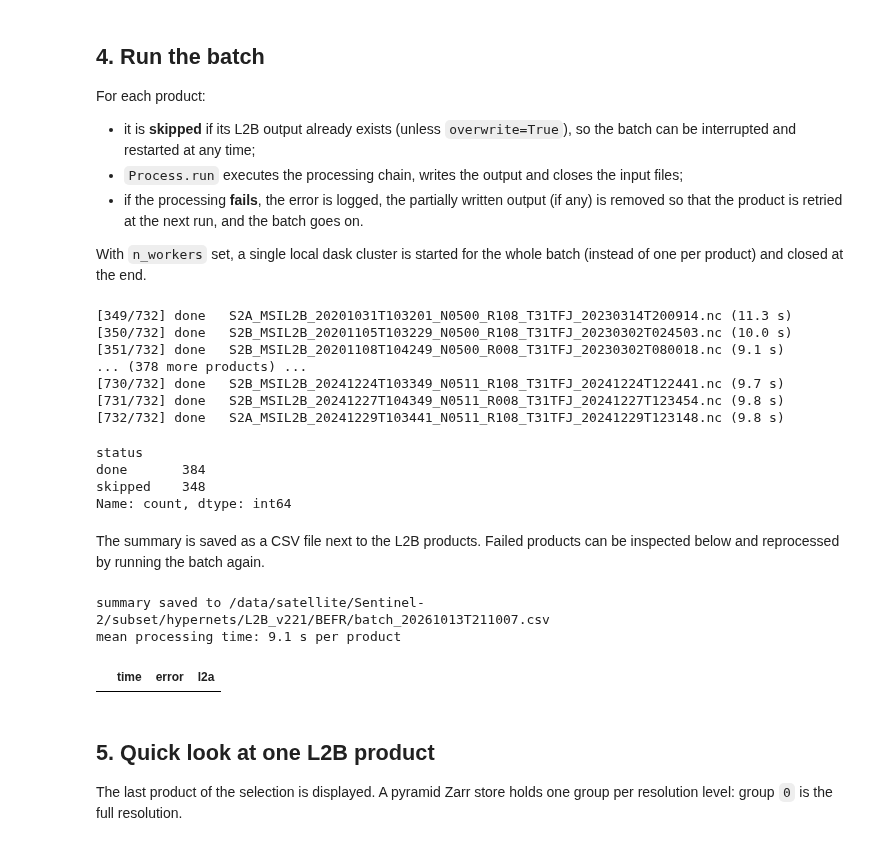
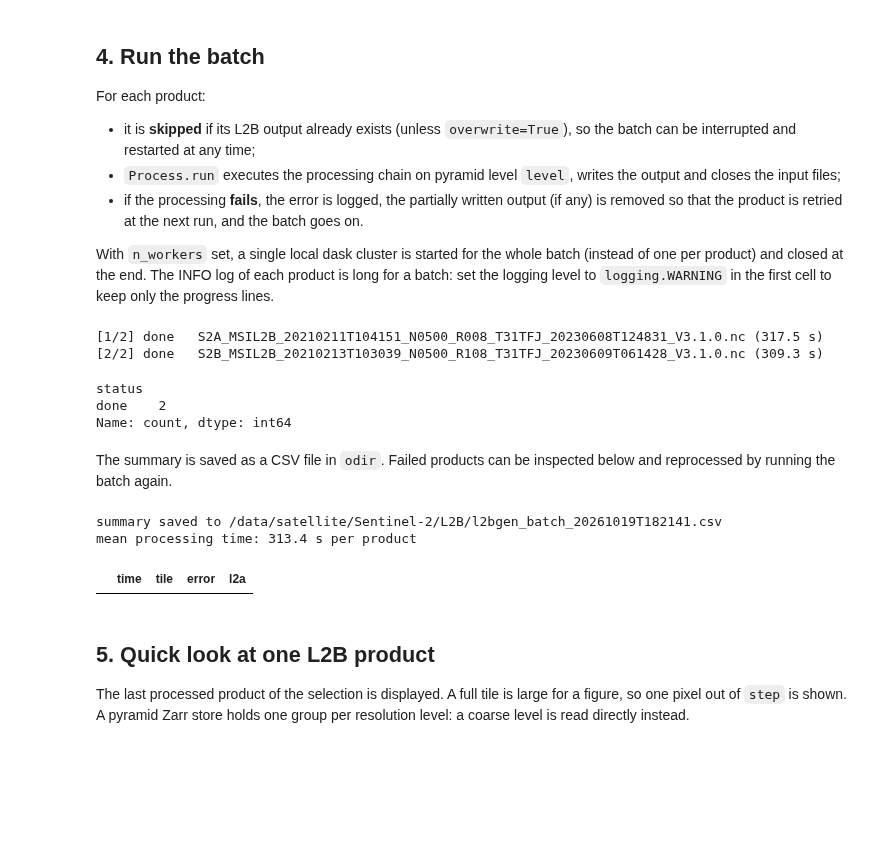
Before and after one commit to Tristanovsk/GRSl2bgen, a Jupyter notebook: docs/source/tutorials/grsl2bgen_batch_processing.ipynb, the cells around one changed output. Drawn from its saved outputs; the diff is of its cells as text; code cells hidden in the pictures; blank space fills up the shorter version.

```diff
--- a/docs/source/tutorials/grsl2bgen_batch_processing.ipynb
+++ b/docs/source/tutorials/grsl2bgen_batch_processing.ipynb
@@ -73,14 +76,12 @@ written to the same tree under `<odir>/<site>`.
 # %%
-rootdir = '/data/satellite/Sentinel-2/subset/hypernets/L2A_v221'
-odir = '/data/satellite/Sentinel-2/subset/hypernets/L2B_v221'
-site = 'BEFR'
+rootdir = '/data/satellite/Sentinel-2/L2A_zarr'
+odir = '/data/satellite/Sentinel-2/L2B'
 
-# other examples:
-# rootdir, odir, site = '/data/satellite/Sentinel-2/L2A', '/data/satellite/Sentinel-2/L2B', '30TWR'
-# rootdir, odir, site = '/data/satellite/Sentinel-2/subset/L2A', '/data/satellite/Sentinel-2/subset/L2B', 'parentis'
-
+tiles = ['31TFJ']      # None: all the tiles of rootdir; or e.g. ['31TFJ', '31TEJ']
 pattern = '*L2A*'
-start_date, end_date = '2016-01-01', '2026-12-31'
+start_date, end_date = '2021-02-11', '2021-02-13'   # e.g. '2021-01-01', '2025-12-31'
+version = 'V3.1.0'     # None: highest GRS version of each date
+level = 0              # 0: full resolution
 
 out_ext = '.nc'        # '.nc' or '.zarr'
 pyramid = False        # only for '.zarr'
@@ -157,11 +210,15 @@ is written to `<odir>/<site>/YYYY/MM/DD/`.
 # %%
-def l2b_path(l2a_path, sensing_time):
-    name = product_name(l2a_path).replace('L2A', 'L2B').replace('L1C', 'L2B')
-    return opj(odir, site, sensing_time.strftime('%Y/%m/%d'), name + out_ext)
+from GRSl2bgen.run import default_output_name
 
 
-selection = selection.assign(l2b=[l2b_path(p, t) for t, p in selection['path'].items()])
+def l2b_path(l2a_path, tile, sensing_time):
+    name = default_output_name(l2a_path)[:-len('.nc')]
+    return opj(odir, tile, sensing_time.strftime('%Y/%m/%d'), name + out_ext)
+
+
+selection = selection.assign(l2b=[l2b_path(row['path'], row['tile'], t)
+                                  for t, row in selection.iterrows()])
 selection['done'] = selection['l2b'].map(os.path.exists)
 print(f"{selection['done'].sum()} already processed, {(~selection['done']).sum()} to process")
-selection[['path', 'l2b', 'done']].head()
+selection[['tile', 'path', 'l2b', 'done']].head()
 # %% [output]
@@ -180,13 +234,15 @@ For each product:
 
 - it is **skipped** if its L2B output already exists (unless `overwrite=True`), so the
   batch can be interrupted and restarted at any time;
-- `Process.run` executes the processing chain, writes the output and closes the
-  input files;
+- `Process.run` executes the processing chain on pyramid level `level`, writes the
+  output and closes the input files;
 - if the processing **fails**, the error is logged, the partially written output (if any) is
   removed so that the product is retried at the next run, and the batch goes on.
 
 With `n_workers` set, a single local dask cluster is started for the whole batch
-(instead of one per product) and closed at the end.
+(instead of one per product) and closed at the end. The INFO log of each product is
+long for a batch: set the logging level to `logging.WARNING` in the first cell to keep
+only the progress lines.
 # %%
 def remove_output(path):
     if os.path.isdir(path):
@@ -204,7 +260,8 @@ def process_product(l2a, l2b):
     os.makedirs(os.path.dirname(l2b), exist_ok=True)
     t0 = time.perf_counter()
     try:
-        process = GRSl2bgen.Process(l2a, l2b, pyramid=pyramid, persist_input=persist_input)
+        process = GRSl2bgen.Process(l2a, l2b, pyramid=pyramid, persist_input=persist_input,
+                                    level=level)
         process.run()
         del process
         return 'done', time.perf_counter() - t0, ''
@@ -226,45 +283,42 @@ records = []
 with scheduler:
     for i, (sensing_time, row) in enumerate(selection.iterrows(), start=1):
         status, duration, error = process_product(row['path'], row['l2b'])
-        records.append(dict(time=sensing_time, status=status, duration_s=round(duration, 1),
-                            error=error, l2a=row['path'], l2b=row['l2b']))
+        records.append(dict(time=sensing_time, tile=row['tile'], status=status,
+                            duration_s=round(duration, 1), error=error,
+                            l2a=row['path'], l2b=row['l2b']))
         if status != 'skipped':
             print(f'[{i}/{len(selection)}] {status:6s} {os.path.basename(row["l2b"])} ({duration:.1f} s)')
 
-summary = pd.DataFrame(records, columns=['time', 'status', 'duration_s', 'error', 'l2a', 'l2b'])
+summary = pd.DataFrame(records, columns=['time', 'tile', 'status', 'duration_s', 'error',
+                                         'l2a', 'l2b'])
 summary['status'].value_counts()
 # %% [output]
-[349/732] done   S2A_MSIL2B_20201031T103201_N0500_R108_T31TFJ_20230314T200914.nc (11.3 s)
-[350/732] done   S2B_MSIL2B_20201105T103229_N0500_R108_T31TFJ_20230302T024503.nc (10.0 s)
-[351/732] done   S2B_MSIL2B_20201108T104249_N0500_R008_T31TFJ_20230302T080018.nc (9.1 s)
-... (378 more products) ...
-[730/732] done   S2B_MSIL2B_20241224T103349_N0511_R108_T31TFJ_20241224T122441.nc (9.7 s)
-[731/732] done   S2B_MSIL2B_20241227T104349_N0511_R008_T31TFJ_20241227T123454.nc (9.8 s)
-[732/732] done   S2A_MSIL2B_20241229T103441_N0511_R108_T31TFJ_20241229T123148.nc (9.8 s)
+[1/2] done   S2A_MSIL2B_20210211T104151_N0500_R008_T31TFJ_20230608T124831_V3.1.0.nc (317.5 s)
+[2/2] done   S2B_MSIL2B_20210213T103039_N0500_R108_T31TFJ_20230609T061428_V3.1.0.nc (309.3 s)
 status
-done       384
-skipped    348
+done    2
 Name: count, dtype: int64
 # %% [markdown]
-The summary is saved as a CSV file next to the L2B products. Failed products can be
-inspected below and reprocessed by running the batch again.
+The summary is saved as a CSV file in `odir`. Failed products can be inspected below and
+reprocessed by running the batch again.
 # %%
 if len(summary):
-    log_file = opj(odir, site, f'batch_{dt.datetime.now():%Y%m%dT%H%M%S}.csv')
+    log_file = opj(odir, f'l2bgen_batch_{dt.datetime.now():%Y%m%dT%H%M%S}.csv')
     os.makedirs(os.path.dirname(log_file), exist_ok=True)
     summary.to_csv(log_file, index=False)
     print(f'summary saved to {log_file}')
     processed = summary[summary.status == 'done']
     if len(processed):
         print(f'mean processing time: {processed.duration_s.mean():.1f} s per product')
 
-summary[summary.status == 'failed'][['time', 'error', 'l2a']]
+summary[summary.status == 'failed'][['time', 'tile', 'error', 'l2a']]
 # %% [output]
-summary saved to /data/satellite/Sentinel-2/subset/hypernets/L2B_v221/BEFR/batch_20261013T211007.csv
-mean processing time: 9.1 s per product
+summary saved to /data/satellite/Sentinel-2/L2B/l2bgen_batch_20261019T182141.csv
+mean processing time: 313.4 s per product
-|  | time | error | l2a |
+|  | time | tile | error | l2a |
 # %% [markdown]
 ## 5. Quick look at one L2B product
 
-The last product of the selection is displayed. A pyramid Zarr store holds one
-group per resolution level: group `0` is the full resolution.
+The last processed product of the selection is displayed. A full tile is large for a
+figure, so one pixel out of `step` is shown. A pyramid Zarr store holds one group per
+resolution level: a coarse level is read directly instead.
```
Also changed, not shown: parts of 13 cells of this notebook, 1 other file.
